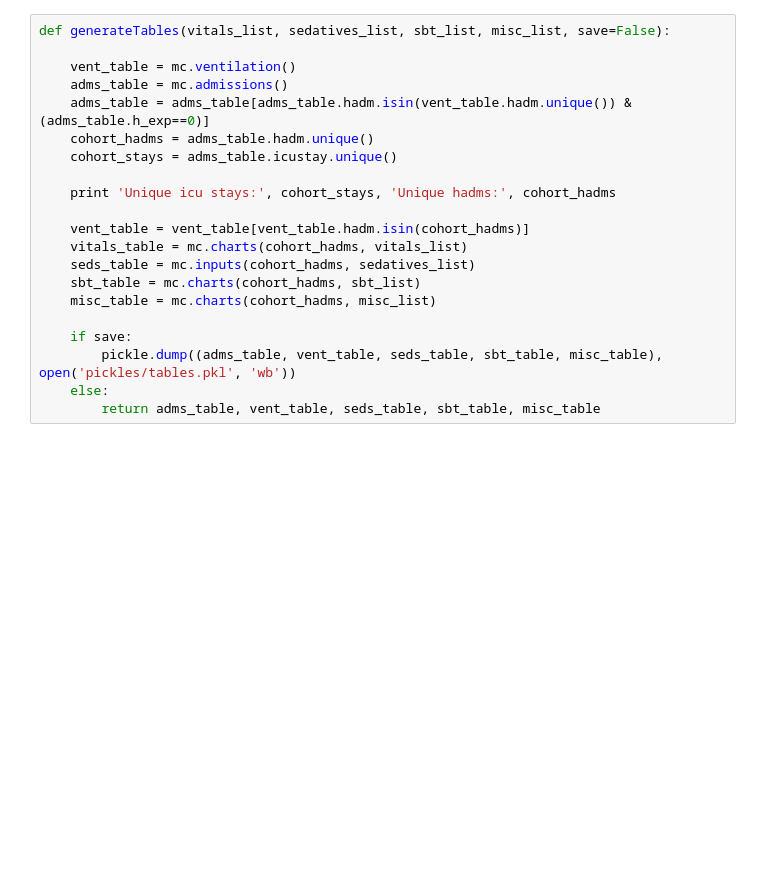
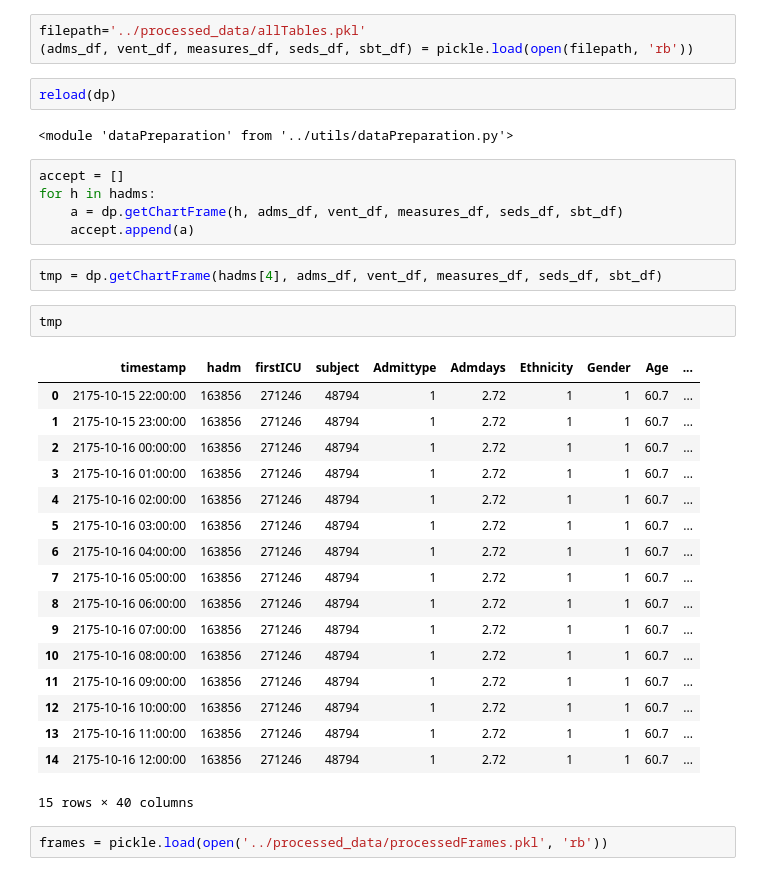
Before and after one commit to bee-hive/VentRL, a Jupyter notebook: notebooks/data_preparation.ipynb, the cells around one changed output. Saved outputs shown, nothing was run; the diff lists cells and outputs as text; blank space fills up the shorter version.

Commit message:
frame extraction

```diff
--- a/notebooks/data_preparation.ipynb
+++ b/notebooks/data_preparation.ipynb
@@ -25,21 +13,36 @@ misc_list = ['Admission Weight (Kg)', 'Height (cm)']
-# %%
-def generateTables(vitals_list, sedatives_list, sbt_list, misc_list, save=False):
-
-    vent_table = mc.ventilation()
-    adms_table = mc.admissions()
-    adms_table = adms_table[adms_table.hadm.isin(vent_table.hadm.unique()) & (adms_table.h_exp==0)]
-    cohort_hadms = adms_table.hadm.unique()
-    cohort_stays = adms_table.icustay.unique()
-
-    print 'Unique icu stays:', cohort_stays, 'Unique hadms:', cohort_hadms
-
-    vent_table = vent_table[vent_table.hadm.isin(cohort_hadms)]
-    vitals_table = mc.charts(cohort_hadms, vitals_list)
-    seds_table = mc.inputs(cohort_hadms, sedatives_list)
-    sbt_table = mc.charts(cohort_hadms, sbt_list)
-    misc_table = mc.charts(cohort_hadms, misc_list)
-
-    if save:
-        pickle.dump((adms_table, vent_table, seds_table, sbt_table, misc_table), open('pickles/tables.pkl', 'wb'))
-    else:
-        return adms_table, vent_table, seds_table, sbt_table, misc_table
+# %%
+filepath='../processed_data/allTables.pkl'
+(adms_df, vent_df, measures_df, seds_df, sbt_df) = pickle.load(open(filepath, 'rb'))
+# %%
+reload(dp)
+# %% [output]
+<module 'dataPreparation' from '../utils/dataPreparation.py'>
+# %%
+accept = []
+for h in hadms:
+    a = dp.getChartFrame(h, adms_df, vent_df, measures_df, seds_df, sbt_df)
+    accept.append(a)
+# %%
+tmp = dp.getChartFrame(hadms[4], adms_df, vent_df, measures_df, seds_df, sbt_df)
+# %%
+tmp
+# %% [output]
+|  | timestamp | hadm | firstICU | subject | Admittype | Admdays | Ethnicity | Gender | Age | ... |
+| 0 | 2175-10-15 22:00:00 | 163856 | 271246 | 48794 | 1 | 2.72 | 1 | 1 | 60.7 | ... |
+| 1 | 2175-10-15 23:00:00 | 163856 | 271246 | 48794 | 1 | 2.72 | 1 | 1 | 60.7 | ... |
+| 2 | 2175-10-16 00:00:00 | 163856 | 271246 | 48794 | 1 | 2.72 | 1 | 1 | 60.7 | ... |
+| 3 | 2175-10-16 01:00:00 | 163856 | 271246 | 48794 | 1 | 2.72 | 1 | 1 | 60.7 | ... |
+| 4 | 2175-10-16 02:00:00 | 163856 | 271246 | 48794 | 1 | 2.72 | 1 | 1 | 60.7 | ... |
+| 5 | 2175-10-16 03:00:00 | 163856 | 271246 | 48794 | 1 | 2.72 | 1 | 1 | 60.7 | ... |
+| 6 | 2175-10-16 04:00:00 | 163856 | 271246 | 48794 | 1 | 2.72 | 1 | 1 | 60.7 | ... |
+| 7 | 2175-10-16 05:00:00 | 163856 | 271246 | 48794 | 1 | 2.72 | 1 | 1 | 60.7 | ... |
+| 8 | 2175-10-16 06:00:00 | 163856 | 271246 | 48794 | 1 | 2.72 | 1 | 1 | 60.7 | ... |
+| 9 | 2175-10-16 07:00:00 | 163856 | 271246 | 48794 | 1 | 2.72 | 1 | 1 | 60.7 | ... |
+| 10 | 2175-10-16 08:00:00 | 163856 | 271246 | 48794 | 1 | 2.72 | 1 | 1 | 60.7 | ... |
+| 11 | 2175-10-16 09:00:00 | 163856 | 271246 | 48794 | 1 | 2.72 | 1 | 1 | 60.7 | ... |
+| 12 | 2175-10-16 10:00:00 | 163856 | 271246 | 48794 | 1 | 2.72 | 1 | 1 | 60.7 | ... |
+| 13 | 2175-10-16 11:00:00 | 163856 | 271246 | 48794 | 1 | 2.72 | 1 | 1 | 60.7 | ... |
+| 14 | 2175-10-16 12:00:00 | 163856 | 271246 | 48794 | 1 | 2.72 | 1 | 1 | 60.7 | ... |
+15 rows × 40 columns
+# %%
+frames = pickle.load(open('../processed_data/processedFrames.pkl', 'rb'))
```
Also changed, not shown: parts of 3 cells of this notebook, 2 other files.
